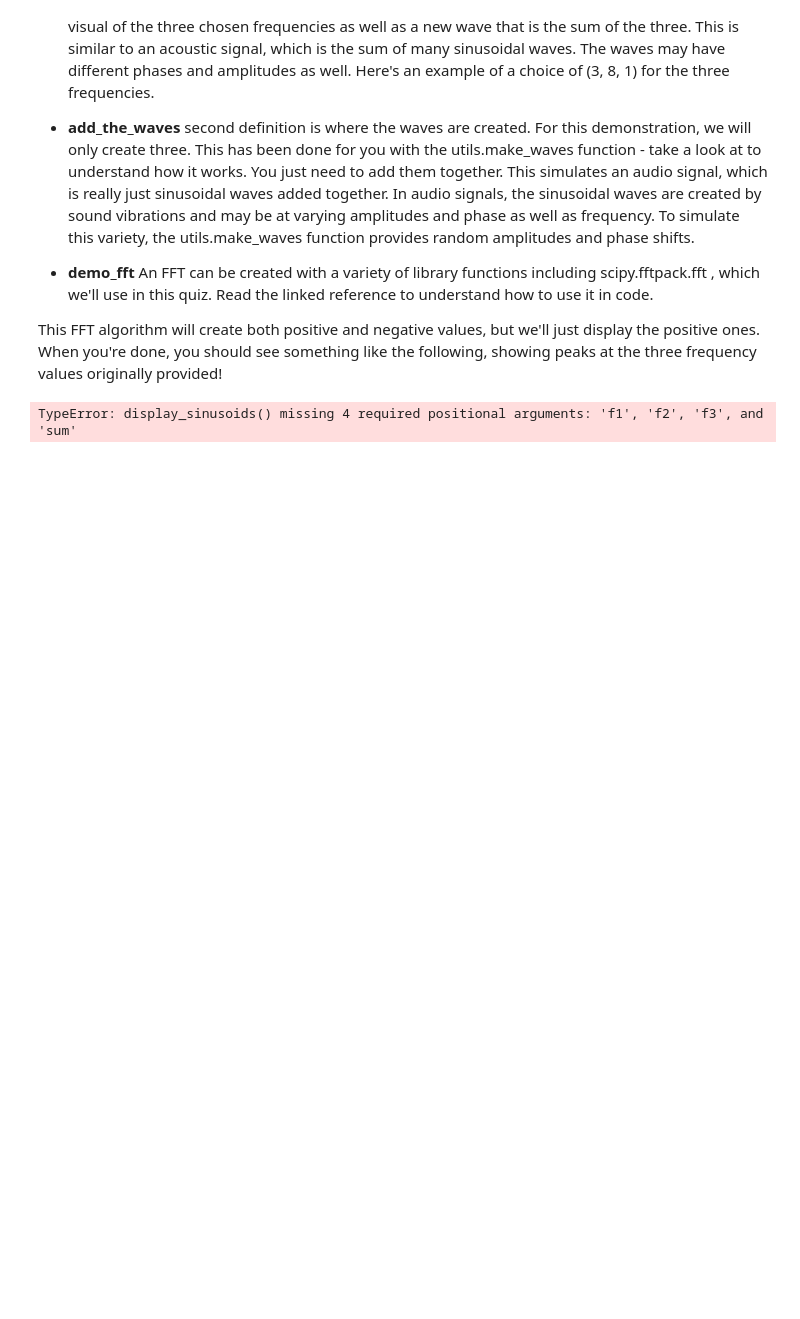
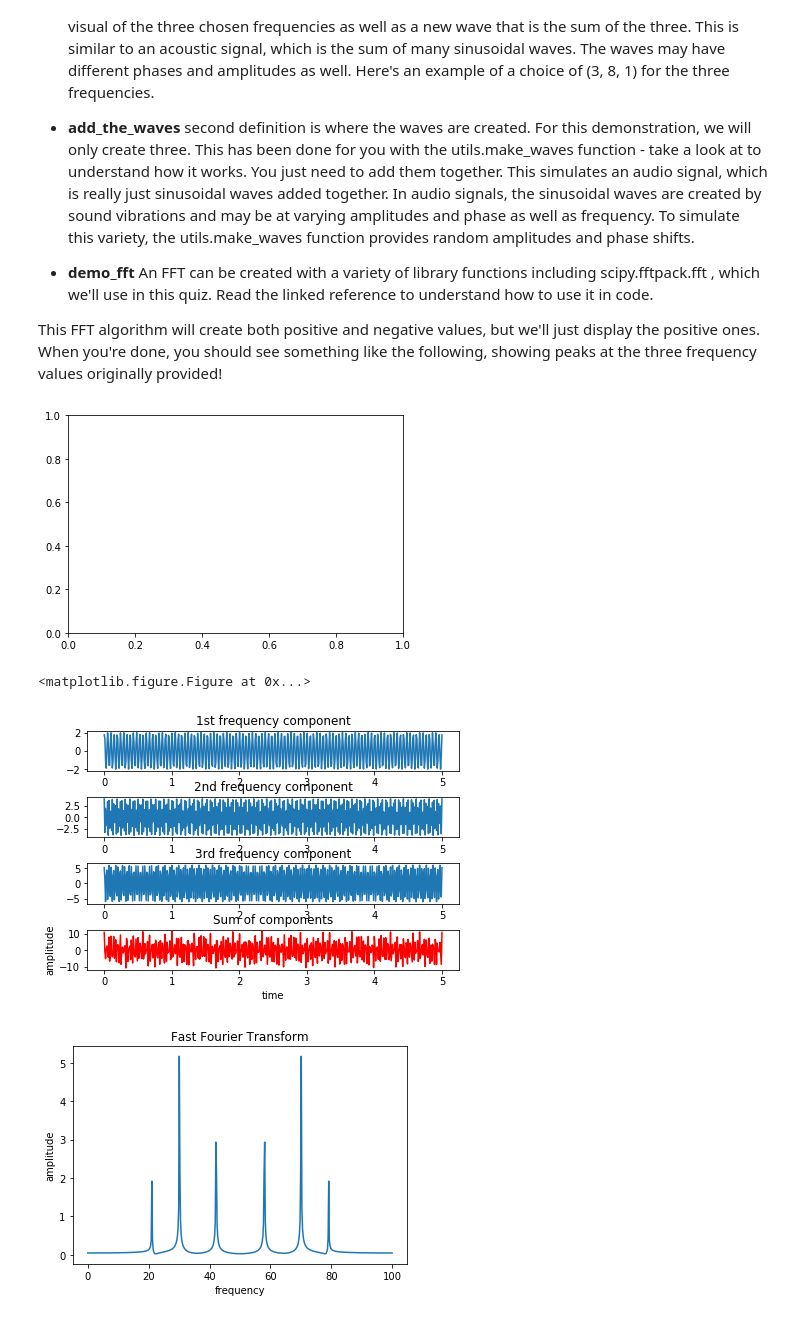
Before and after one commit to nvmoyar/dl--lab, a Jupyter notebook: Fast Fourier Transform.ipynb, the cells around one changed output. Cells and saved outputs as stored; diff of their text form; code cells hidden in the pictures; blank space fills up the shorter version.

Commit message:
Display plot for waves components and FFT

```diff
--- a/Fast Fourier Transform.ipynb
+++ b/Fast Fourier Transform.ipynb
@@ -91,7 +91,7 @@ def display_sinusoids(time_array, f1, f2, f3, sum):
 def display_fft(xf, yf):
     num_samples = np.shape(yf)[0]
     fig, ax = plt.subplots()
-    ax.plot(xf, 2.0 / num_samples * np.abs(yf[:num_samples // 2]))
+    ax.plot(xf, 2.0 / num_samples * np.abs(yf[:num_samples]))
     plt.title('Fast Fourier Transform')
     plt.xlabel('frequency')
     plt.ylabel('amplitude')
@@ -139,7 +139,16 @@ def demo_fft(sum_waves):
     x_fft = np.linspace(0.0, 1.0/spacing, num_samples)
 
     return x_fft, y_fft
-# %%
-display_sinusoids(add_the_waves(choose_frequencies()))
-# %% [output]
-TypeError: display_sinusoids() missing 4 required positional arguments: 'f1', 'f2', 'f3', and 'sum'
+# %%
+_, _, t = get_wave_timing()
+
+waves_list = add_the_waves(choose_frequencies())
+display_sinusoids(t, waves_list[0], waves_list[1], waves_list[2], waves_list[3])
+x_fft, y_fft = demo_fft(waves_list[3])
+
+display_fft(x_fft, y_fft)
+# %% [output]
+[figure, added]
+<matplotlib.figure.Figure at 0x...>
+[figure, added]
+[figure, added]
```
